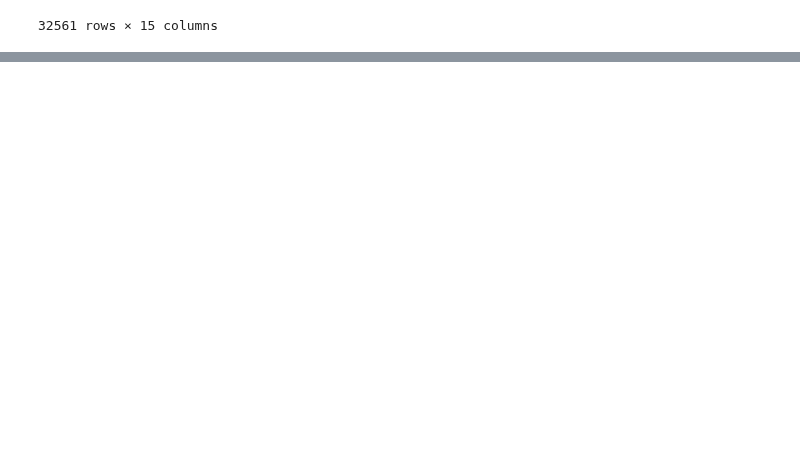
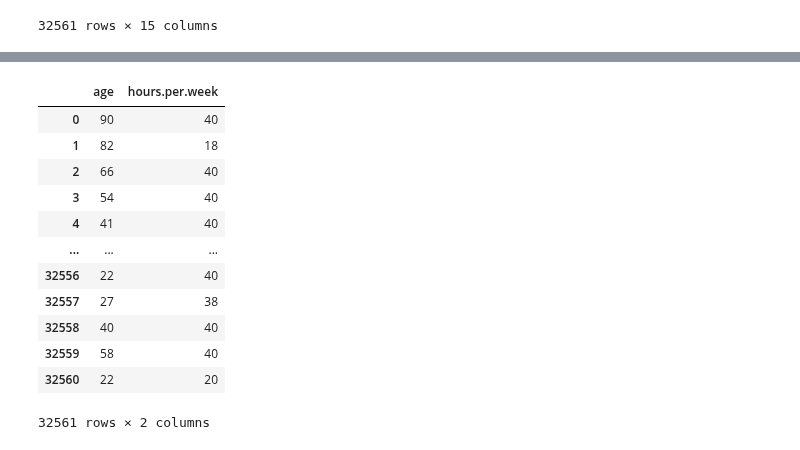
Before and after one commit to ubco-W2022T2-data301/project-group-group08, a Jupyter notebook: analysis/analysis2.ipynb, the cells around one changed output, grey strips where cells are left out. Drawn from its saved outputs; the diff is of its cells as text; code cells hidden in the pictures; blank space fills up the shorter version.

```diff
--- a/analysis/analysis2.ipynb
+++ b/analysis/analysis2.ipynb
@@ -57,0 +69,18 @@ Correlation Coefficient of BMI vs Health Care Cost =  0.19834096883362887
+# %%
+income_filtered = income.drop(['workclass', 'fnlwgt', 'education', 'education.num','marital.status','occupation','relationship','race','sex','capital.gain','capital.loss','native.country', 'income'], axis = 1)
+income_filtered.dropna
+income_filtered
+# %% [output]
+|  | age | hours.per.week |
+| 0 | 90 | 40 |
+| 1 | 82 | 18 |
+| 2 | 66 | 40 |
+| 3 | 54 | 40 |
+| 4 | 41 | 40 |
+| ... | ... | ... |
+| 32556 | 22 | 40 |
+| 32557 | 27 | 38 |
+| 32558 | 40 | 40 |
+| 32559 | 58 | 40 |
+| 32560 | 22 | 20 |
+32561 rows × 2 columns
```
Also changed, not shown: parts of 8 cells of this notebook, 1 other file.
